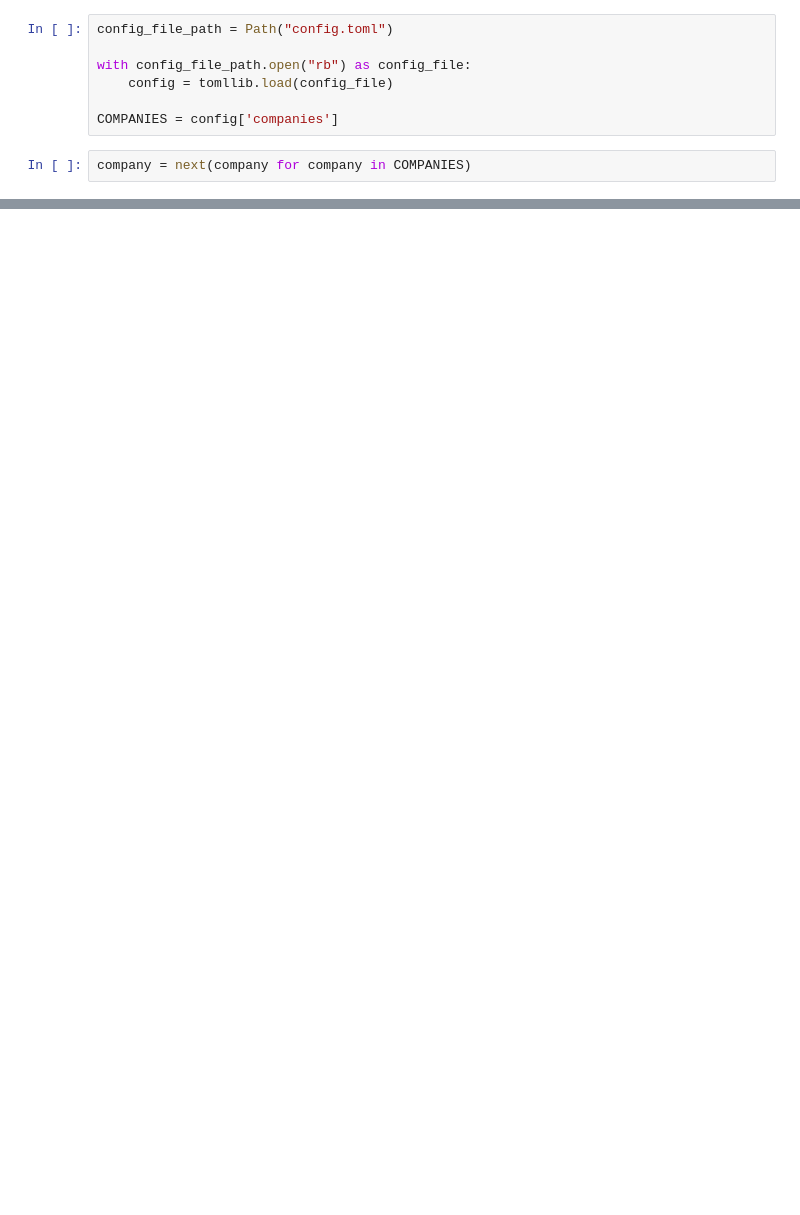
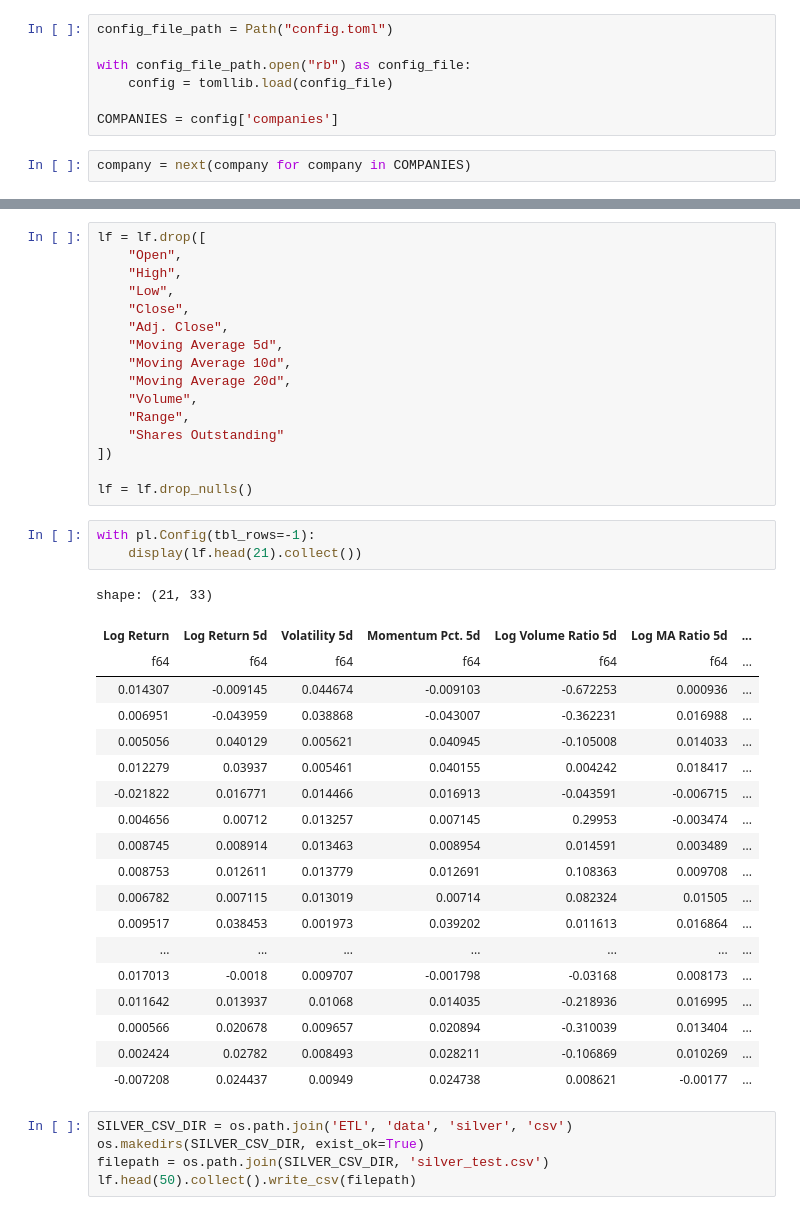
Before and after one commit to ishashahwork/python-ii-group-assignment, a Jupyter notebook: etl_testing.ipynb, the cells around one changed output, grey strips where cells are left out. Drawn from its saved outputs; the diff is of its cells as text; blank space fills up the shorter version.

```diff
--- a/etl_testing.ipynb
+++ b/etl_testing.ipynb
@@ -32,0 +110,44 @@ shape: (1_238, 7)
+# %%
+lf = lf.drop([
+    "Open",
+    "High",
+    "Low",
+    "Close",
+    "Adj. Close",
+    "Moving Average 5d",
+    "Moving Average 10d",
+    "Moving Average 20d",
+    "Volume",
+    "Range",
+    "Shares Outstanding"
+])
+
+lf = lf.drop_nulls()
+# %%
+with pl.Config(tbl_rows=-1):
+    display(lf.head(21).collect())
+# %% [output]
+shape: (21, 33)
+| Log Return | Log Return 5d | Volatility 5d | Momentum Pct. 5d | Log Volume Ratio 5d | Log MA Ratio 5d | ... |
+| f64 | f64 | f64 | f64 | f64 | f64 | ... |
+| 0.014307 | -0.009145 | 0.044674 | -0.009103 | -0.672253 | 0.000936 | ... |
+| 0.006951 | -0.043959 | 0.038868 | -0.043007 | -0.362231 | 0.016988 | ... |
+| 0.005056 | 0.040129 | 0.005621 | 0.040945 | -0.105008 | 0.014033 | ... |
+| 0.012279 | 0.03937 | 0.005461 | 0.040155 | 0.004242 | 0.018417 | ... |
+| -0.021822 | 0.016771 | 0.014466 | 0.016913 | -0.043591 | -0.006715 | ... |
+| 0.004656 | 0.00712 | 0.013257 | 0.007145 | 0.29953 | -0.003474 | ... |
+| 0.008745 | 0.008914 | 0.013463 | 0.008954 | 0.014591 | 0.003489 | ... |
+| 0.008753 | 0.012611 | 0.013779 | 0.012691 | 0.108363 | 0.009708 | ... |
+| 0.006782 | 0.007115 | 0.013019 | 0.00714 | 0.082324 | 0.01505 | ... |
+| 0.009517 | 0.038453 | 0.001973 | 0.039202 | 0.011613 | 0.016864 | ... |
+| ... | ... | ... | ... | ... | ... | ... |
+| 0.017013 | -0.0018 | 0.009707 | -0.001798 | -0.03168 | 0.008173 | ... |
+| 0.011642 | 0.013937 | 0.01068 | 0.014035 | -0.218936 | 0.016995 | ... |
+| 0.000566 | 0.020678 | 0.009657 | 0.020894 | -0.310039 | 0.013404 | ... |
+| 0.002424 | 0.02782 | 0.008493 | 0.028211 | -0.106869 | 0.010269 | ... |
+| -0.007208 | 0.024437 | 0.00949 | 0.024738 | 0.008621 | -0.00177 | ... |
+# %%
+SILVER_CSV_DIR = os.path.join('ETL', 'data', 'silver', 'csv')
+os.makedirs(SILVER_CSV_DIR, exist_ok=True)
+filepath = os.path.join(SILVER_CSV_DIR, 'silver_test.csv')
+lf.head(50).collect().write_csv(filepath)
```
Also changed, not shown: parts of 5 cells of this notebook, 7 other files.
